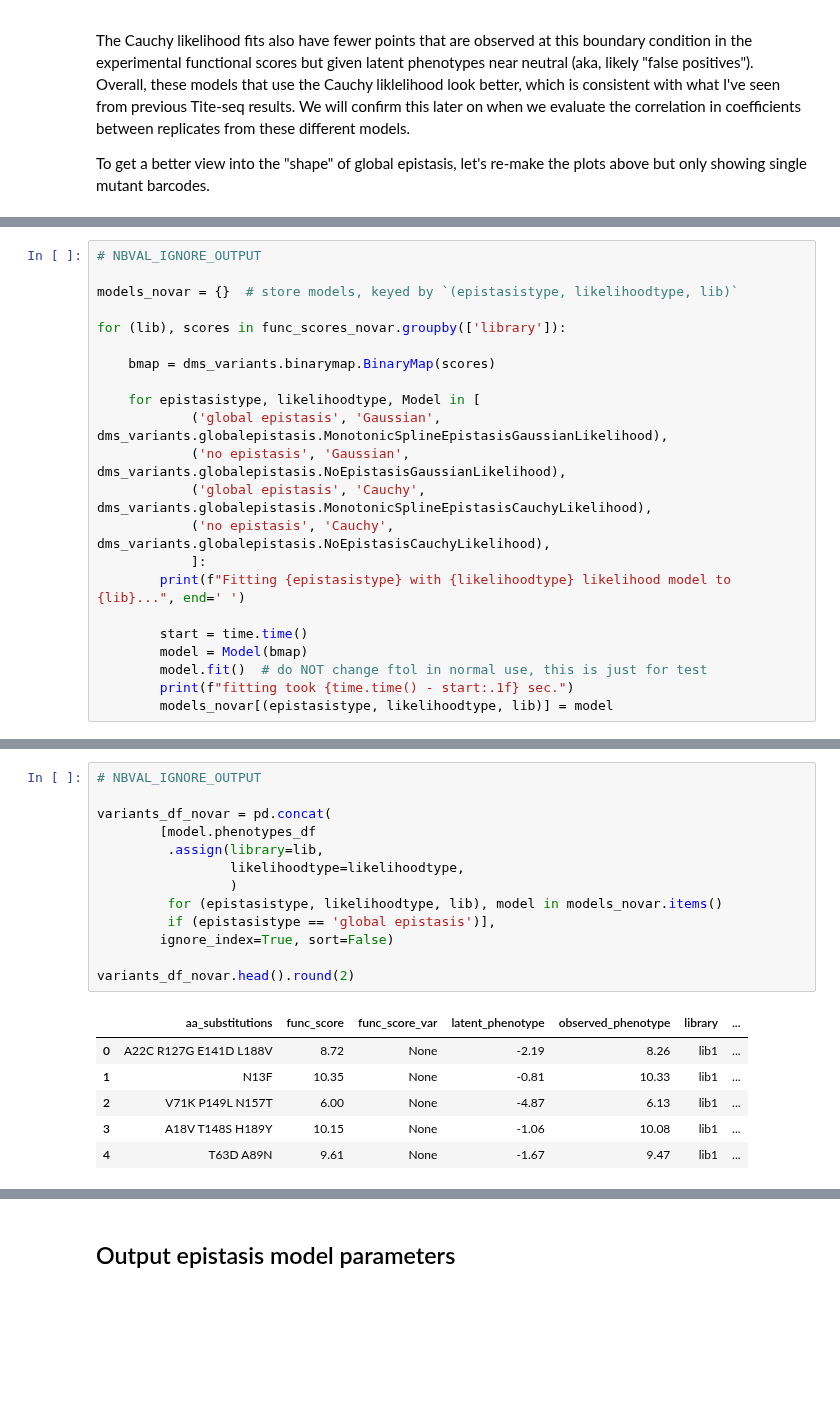
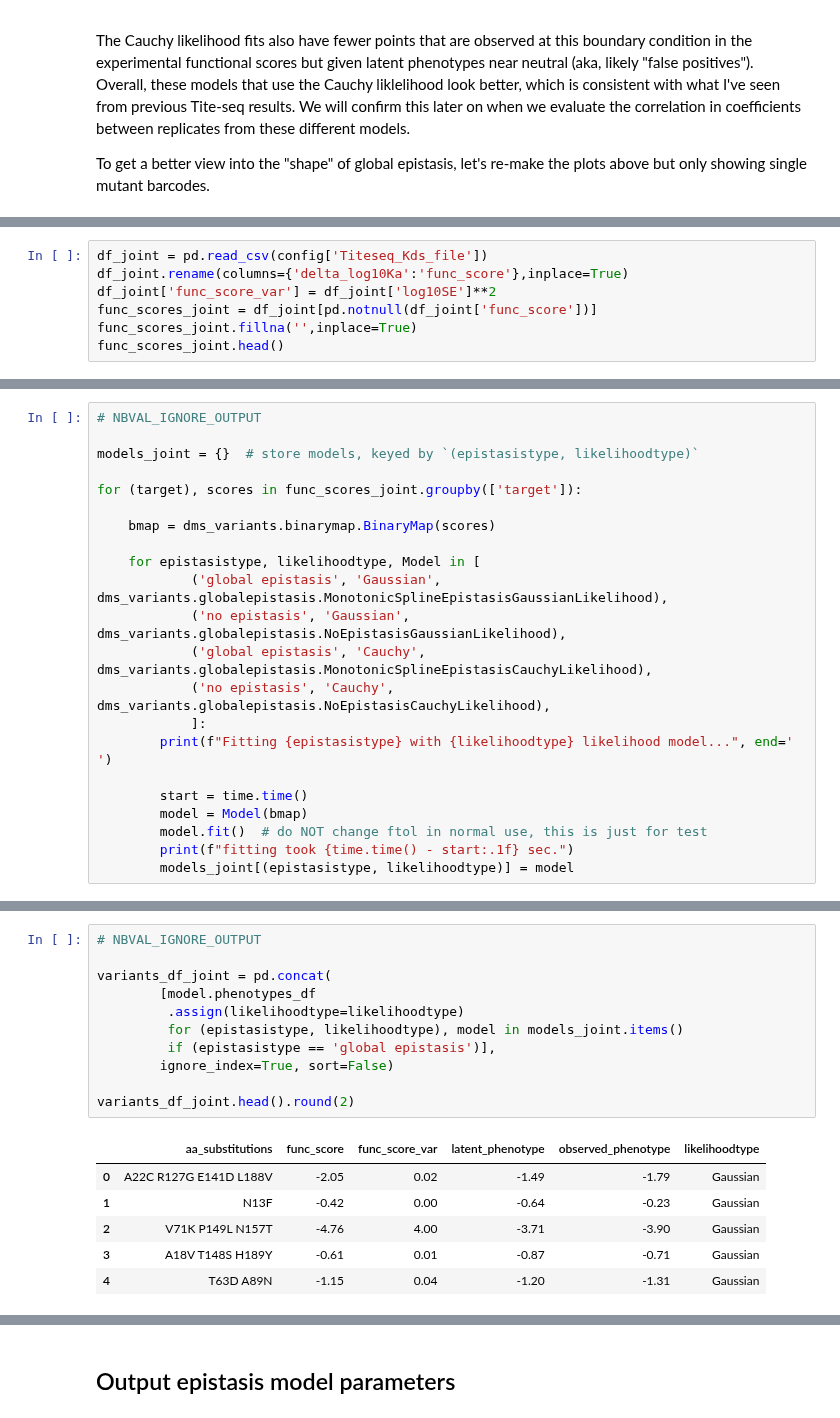
Before and after one commit to jbloomlab/SARS-CoV-2-RBD_DMS, a Jupyter notebook: global_epistasis_binding.ipynb, the cells around one changed output, grey strips where cells are left out. Drawn from its saved outputs; the diff is of its cells as text; blank space fills up the shorter version.

Commit message:
Rerun pipeline back to computing phenotypes

```diff
--- a/global_epistasis_binding.ipynb
+++ b/global_epistasis_binding.ipynb
@@ -292,0 +389,7 @@ func_scores_novar.head()
+# %%
+df_joint = pd.read_csv(config['Titeseq_Kds_file'])
+df_joint.rename(columns={'delta_log10Ka':'func_score'},inplace=True)
+df_joint['func_score_var'] = df_joint['log10SE']**2
+func_scores_joint = df_joint[pd.notnull(df_joint['func_score'])]
+func_scores_joint.fillna('',inplace=True)
+func_scores_joint.head()
@@ -293,9 +403,9 @@ func_scores_novar.head()
 # %%
 # NBVAL_IGNORE_OUTPUT
 
-models_novar = {}  # store models, keyed by `(epistasistype, likelihoodtype, lib)`
+models_joint = {}  # store models, keyed by `(epistasistype, likelihoodtype)`
 
-for (lib), scores in func_scores_novar.groupby(['library']):
+for (target), scores in func_scores_joint.groupby(['target']):
 
     bmap = dms_variants.binarymap.BinaryMap(scores)
 
@@ -305,11 +415,11 @@ for (lib), scores in func_scores_novar.groupby(['library']):
             ('global epistasis', 'Cauchy', dms_variants.globalepistasis.MonotonicSplineEpistasisCauchyLikelihood),
             ('no epistasis', 'Cauchy', dms_variants.globalepistasis.NoEpistasisCauchyLikelihood),
             ]:
-        print(f"Fitting {epistasistype} with {likelihoodtype} likelihood model to {lib}...", end=' ')
+        print(f"Fitting {epistasistype} with {likelihoodtype} likelihood model...", end=' ')
 
         start = time.time()
         model = Model(bmap)
         model.fit()  # do NOT change ftol in normal use, this is just for test
         print(f"fitting took {time.time() - start:.1f} sec.")
-        models_novar[(epistasistype, likelihoodtype, lib)] = model
+        models_joint[(epistasistype, likelihoodtype)] = model
 # %% [output]
@@ -324,23 +430,21 @@ Fitting no epistasis with Cauchy likelihood model to lib2... fitting took 9.7 se
 # %%
 # NBVAL_IGNORE_OUTPUT
 
-variants_df_novar = pd.concat(
+variants_df_joint = pd.concat(
         [model.phenotypes_df
-         .assign(library=lib,
-                 likelihoodtype=likelihoodtype,
-                 )
-         for (epistasistype, likelihoodtype, lib), model in models_novar.items()
+         .assign(likelihoodtype=likelihoodtype)
+         for (epistasistype, likelihoodtype), model in models_joint.items()
          if (epistasistype == 'global epistasis')],
         ignore_index=True, sort=False)
 
-variants_df_novar.head().round(2)
+variants_df_joint.head().round(2)
 # %% [output]
-|  | aa_substitutions | func_score | func_score_var | latent_phenotype | observed_phenotype | library | ... |
-| 0 | A22C R127G E141D L188V | 8.72 | None | -2.19 | 8.26 | lib1 | ... |
-| 1 | N13F | 10.35 | None | -0.81 | 10.33 | lib1 | ... |
-| 2 | V71K P149L N157T | 6.00 | None | -4.87 | 6.13 | lib1 | ... |
-| 3 | A18V T148S H189Y | 10.15 | None | -1.06 | 10.08 | lib1 | ... |
-| 4 | T63D A89N | 9.61 | None | -1.67 | 9.47 | lib1 | ... |
+|  | aa_substitutions | func_score | func_score_var | latent_phenotype | observed_phenotype | likelihoodtype |
+| 0 | A22C R127G E141D L188V | -2.05 | 0.02 | -1.49 | -1.79 | Gaussian |
+| 1 | N13F | -0.42 | 0.00 | -0.64 | -0.23 | Gaussian |
+| 2 | V71K P149L N157T | -4.76 | 4.00 | -3.71 | -3.90 | Gaussian |
+| 3 | A18V T148S H189Y | -0.61 | 0.01 | -0.87 | -0.71 | Gaussian |
+| 4 | T63D A89N | -1.15 | 0.04 | -1.20 | -1.31 | Gaussian |
 # %%
 for x, y in itertools.combinations(['latent_phenotype',
                                     'observed_phenotype',
```
Also changed, not shown: parts of 24 cells of this notebook, 43 other files.
